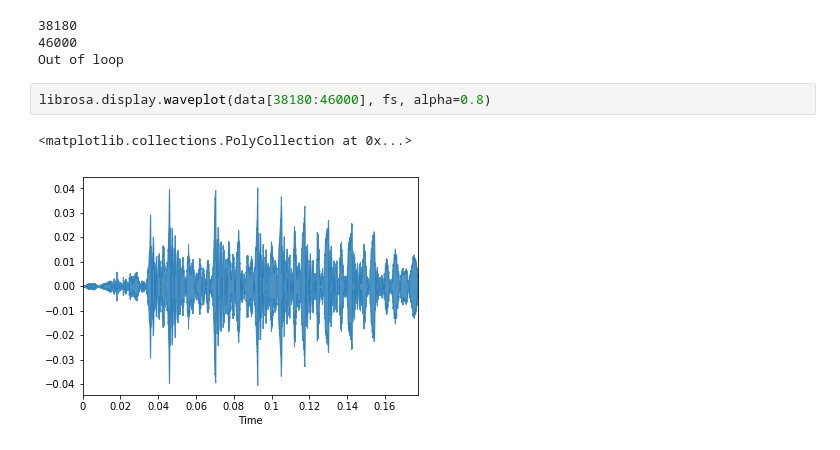
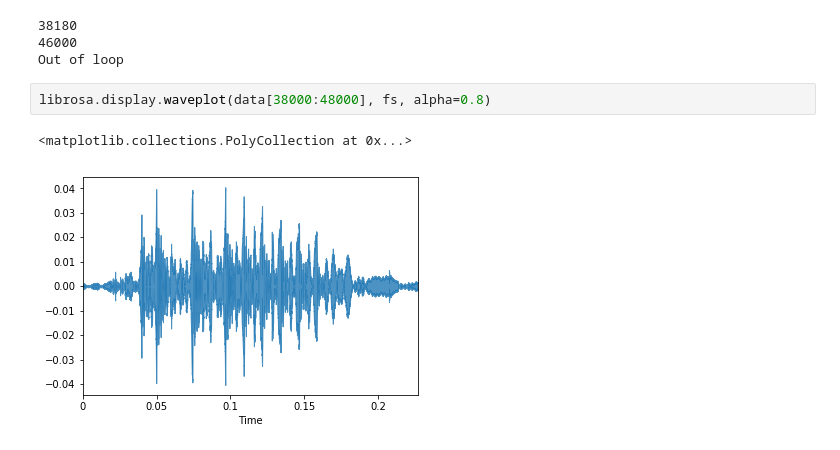
Before and after one commit to erickfecruz/ProjetoDataMining, a Jupyter notebook: Projeto.ipynb, the cells around one changed output. Drawn from its saved outputs; the diff is of its cells as text.

```diff
--- a/Projeto.ipynb
+++ b/Projeto.ipynb
@@ -77,8 +77,8 @@ print('Out of loop')
 46000
 Out of loop
 # %%
-librosa.display.waveplot(data[38180:46000], fs, alpha=0.8)
+librosa.display.waveplot(data[38000:48000], fs, alpha=0.8)
 # %% [output]
 <matplotlib.collections.PolyCollection at 0x...>
-[figure, old version]
+[figure, new version]
 # %%
```
Also changed, not shown: parts of 9 cells of this notebook.
